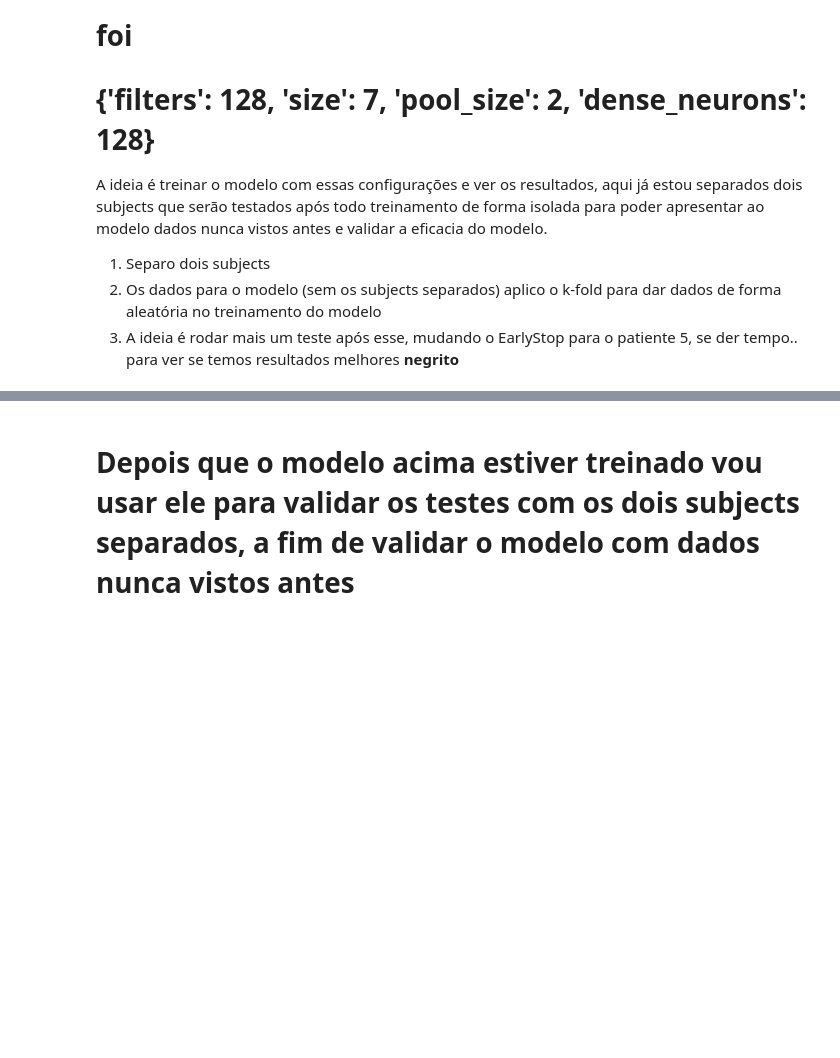
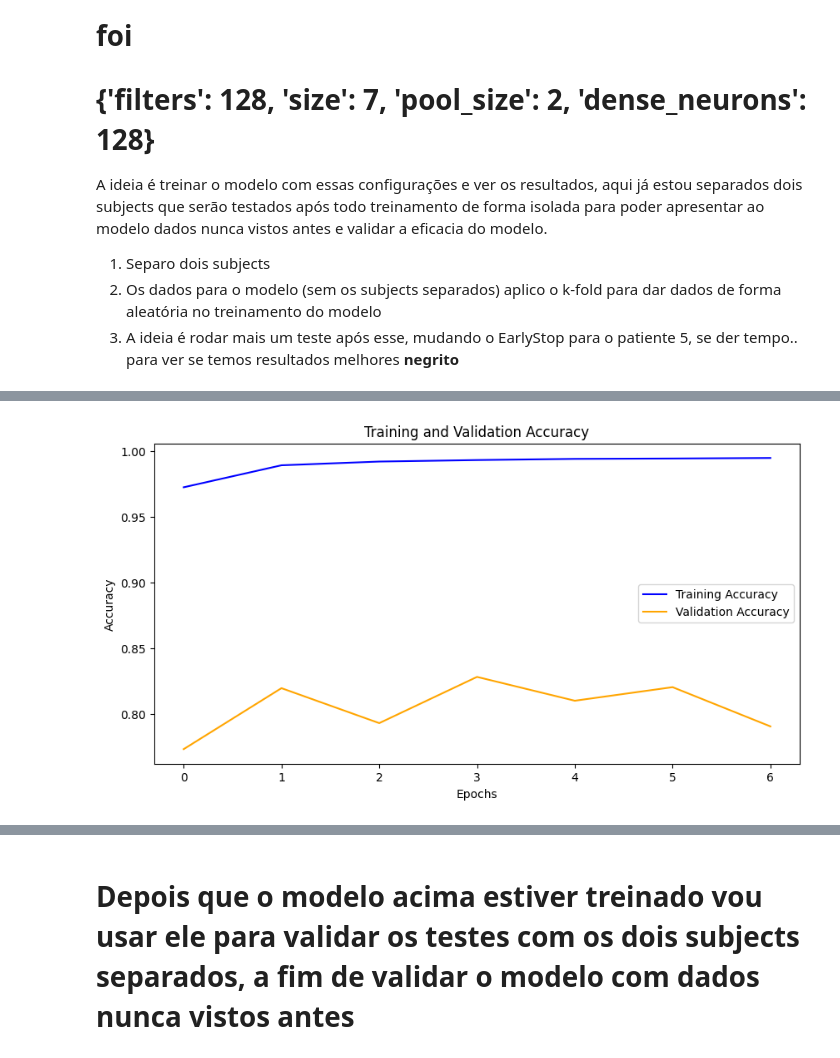
Before and after one commit to mrlocastellani/pamap2, a Jupyter notebook: pamap2_com_descrições.ipynb, the cells around one changed output, grey strips where cells are left out. Drawn from its saved outputs; the diff is of its cells as text; code cells hidden in the pictures; blank space fills up the shorter version.

```diff
--- a/pamap2_com_descrições.ipynb
+++ b/pamap2_com_descrições.ipynb
@@ -494,0 +601,94 @@ Epoch 1/50
+# %%
+from tensorflow.keras.models import Sequential
+from tensorflow.keras.layers import Conv1D, MaxPooling1D, GlobalMaxPooling1D, Dense, Dropout
+from sklearn.preprocessing import StandardScaler
+from tensorflow.keras.callbacks import EarlyStopping
+from tensorflow.keras.utils import to_categorical
+import numpy as np
+import pandas as pd
+
+all_subjects = data['subject_id'].unique()
+np.random.shuffle(all_subjects)
+
+num_test_subjects = 2
+subjects_to_test = all_subjects[:num_test_subjects]
+
+mask = data['subject_id'].isin(subjects_to_test)
+data_to_test = data[mask].copy()
+data_to_train = data[~mask].copy()
+
+feature_columns = [
+    'heartrate', 'handTemperature', 'handAcc16_1', 'handAcc16_2', 'handAcc16_3',
+    'handAcc6_1', 'handAcc6_2', 'handAcc6_3', 'handGyro1', 'handGyro2', 'handGyro3',
+    'handMagne1', 'handMagne2', 'handMagne3', 'chestTemperature', 'chestAcc16_1',
+    'chestAcc16_2', 'chestAcc16_3', 'chestAcc6_1', 'chestAcc6_2', 'chestAcc6_3',
+    'chestGyro1', 'chestGyro2', 'chestGyro3', 'chestMagne1', 'chestMagne2',
+    'chestMagne3', 'ankleTemperature', 'ankleAcc16_1', 'ankleAcc16_2', 'ankleAcc16_3',
+    'ankleAcc6_1', 'ankleAcc6_2', 'ankleAcc6_3', 'ankleGyro1', 'ankleGyro2', 'ankleGyro3',
+    'ankleMagne1', 'ankleMagne2', 'ankleMagne3'
+]
+label_column = 'activityID'
+
+X_train = data_to_train[feature_columns].values
+y_train = data_to_train[label_column].values
+
+X_test = data_to_test[feature_columns].values
+y_test = data_to_test[label_column].values
+
+scaler = StandardScaler()
+X_train = scaler.fit_transform(X_train)
+X_test = scaler.transform(X_test)
+
+X_train = X_train.reshape(X_train.shape[0], X_train.shape[1], 1)
+X_test = X_test.reshape(X_test.shape[0], X_test.shape[1], 1)
+
+y_train_one_hot = to_categorical(y_train)
+y_test_one_hot = to_categorical(y_test)
+
+filters = 128
+size = 7
+pool_size = 2
+dense_neurons = 128
+
+model = Sequential()
+model.add(Conv1D(filters, size, activation='relu', input_shape=(X_train.shape[1], X_train.shape[2])))
+model.add(MaxPooling1D(pool_size))
+model.add(Conv1D(filters, size, activation='relu'))
+model.add(MaxPooling1D(pool_size))
+model.add(GlobalMaxPooling1D())
+model.add(Dense(dense_neurons, activation='relu'))
+model.add(Dropout(0.5))
+model.add(Dense(6, activation='softmax'))
+
+model.compile(optimizer='adam', loss='categorical_crossentropy', metrics=['accuracy'])
+
+early_stop = EarlyStopping(monitor='val_loss', patience=5, restore_best_weights=True)
+
+history = model.fit(X_train, y_train_one_hot, epochs=50, batch_size=32, validation_data=(X_test, y_test_one_hot), callbacks=[early_stop])
+
+loss, accuracy = model.evaluate(X_test, y_test_one_hot)
+print(f'Test accuracy: {accuracy:.4f}')
+
+train_acc = history.history['accuracy']
+val_acc = history.history['val_accuracy']
+train_loss = history.history['loss']
+val_loss = history.history['val_loss']
+
+plt.figure(figsize=(10, 5))
+plt.plot(train_acc, label='Training Accuracy', color='blue')
+plt.plot(val_acc, label='Validation Accuracy', color='orange')
+plt.title('Training and Validation Accuracy')
+plt.xlabel('Epochs')
+plt.ylabel('Accuracy')
+plt.legend()
+plt.show()
+
+plt.figure(figsize=(10, 5))
+plt.plot(train_loss, label='Training Loss', color='blue')
+plt.plot(val_loss, label='Validation Loss', color='orange')
+plt.title('Training and Validation Loss')
+plt.xlabel('Epochs')
+plt.ylabel('Loss')
+plt.legend()
+plt.show()
+# %% [output]
@@ -494,0 +711 @@ Epoch 1/50
+[figure, added]
```
Also changed, not shown: parts of 4 cells of this notebook.
